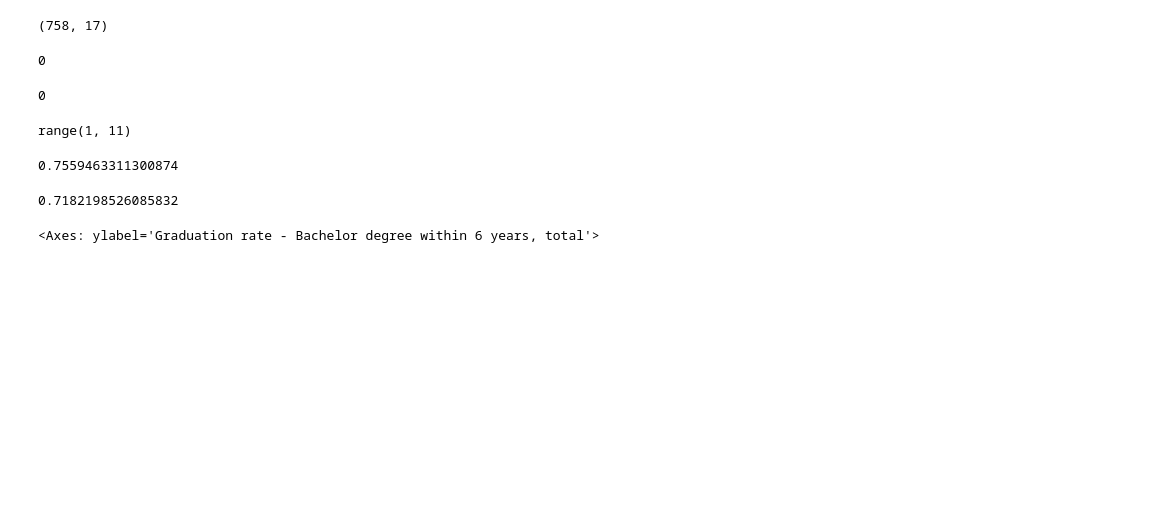
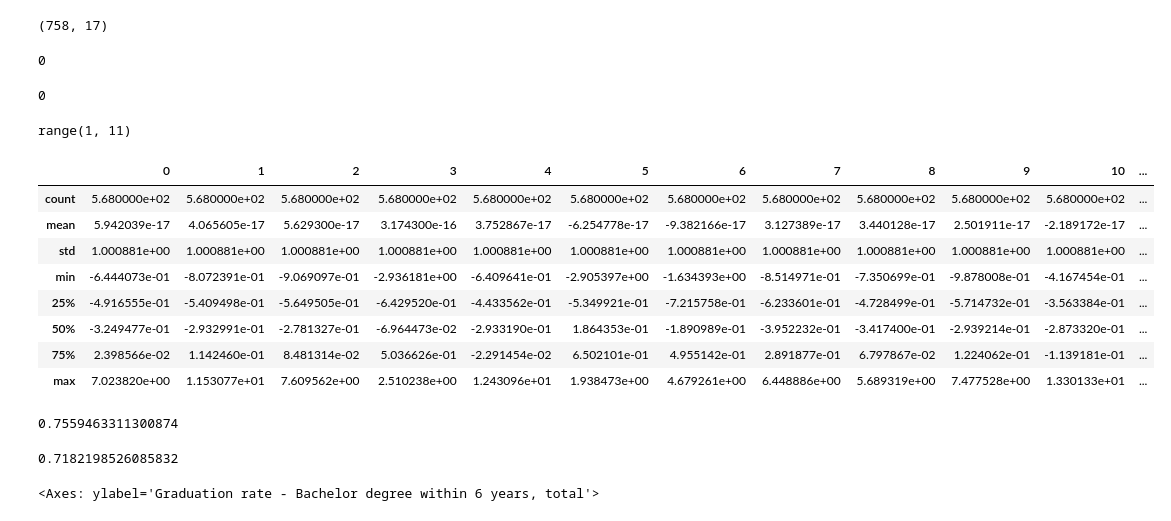
Before and after one commit to ksuaray/IRML---Regression-and-Classification, a Jupyter notebook: Regression_Baseline_Statistical_Model.ipynb, the cells around one changed output. Drawn from its saved outputs; the diff is of its cells as text; code cells hidden in the pictures; blank space fills up the shorter version.

```diff
--- a/Regression_Baseline_Statistical_Model.ipynb
+++ b/Regression_Baseline_Statistical_Model.ipynb
@@ -264,6 +242,18 @@ X_train, X_test, y_train, y_test = train_test_split(X, y, random_state=33)
 scaler = preprocessing.StandardScaler().fit(X_train)
 X_train = scaler.transform(X_train)
 X_test = scaler.transform(X_test)
+# %%
+pd.DataFrame(X_train).describe()
+# %% [output]
+|  | 0 | 1 | 2 | 3 | 4 | 5 | 6 | 7 | 8 | 9 | 10 | ... |
+| count | 5.680000e+02 | 5.680000e+02 | 5.680000e+02 | 5.680000e+02 | 5.680000e+02 | 5.680000e+02 | 5.680000e+02 | 5.680000e+02 | 5.680000e+02 | 5.680000e+02 | 5.680000e+02 | ... |
+| mean | 5.942039e-17 | 4.065605e-17 | 5.629300e-17 | 3.174300e-16 | 3.752867e-17 | -6.254778e-17 | -9.382166e-17 | 3.127389e-17 | 3.440128e-17 | 2.501911e-17 | -2.189172e-17 | ... |
+| std | 1.000881e+00 | 1.000881e+00 | 1.000881e+00 | 1.000881e+00 | 1.000881e+00 | 1.000881e+00 | 1.000881e+00 | 1.000881e+00 | 1.000881e+00 | 1.000881e+00 | 1.000881e+00 | ... |
+| min | -6.444073e-01 | -8.072391e-01 | -9.069097e-01 | -2.936181e+00 | -6.409641e-01 | -2.905397e+00 | -1.634393e+00 | -8.514971e-01 | -7.350699e-01 | -9.878008e-01 | -4.167454e-01 | ... |
+| 25% | -4.916555e-01 | -5.409498e-01 | -5.649505e-01 | -6.429520e-01 | -4.433562e-01 | -5.349921e-01 | -7.215758e-01 | -6.233601e-01 | -4.728499e-01 | -5.714732e-01 | -3.563384e-01 | ... |
+| 50% | -3.249477e-01 | -2.932991e-01 | -2.781327e-01 | -6.964473e-02 | -2.933190e-01 | 1.864353e-01 | -1.890989e-01 | -3.952232e-01 | -3.417400e-01 | -2.939214e-01 | -2.873320e-01 | ... |
+| 75% | 2.398566e-02 | 1.142460e-01 | 8.481314e-02 | 5.036626e-01 | -2.291454e-02 | 6.502101e-01 | 4.955142e-01 | 2.891877e-01 | 6.797867e-02 | 1.224062e-01 | -1.139181e-01 | ... |
+| max | 7.023820e+00 | 1.153077e+01 | 7.609562e+00 | 2.510238e+00 | 1.243096e+01 | 1.938473e+00 | 4.679261e+00 | 6.448886e+00 | 5.689319e+00 | 7.477528e+00 | 1.330133e+01 | ... |
 # %%
 regr = LinearRegression()
 
```
Also changed, not shown: parts of 8 cells of this notebook.
